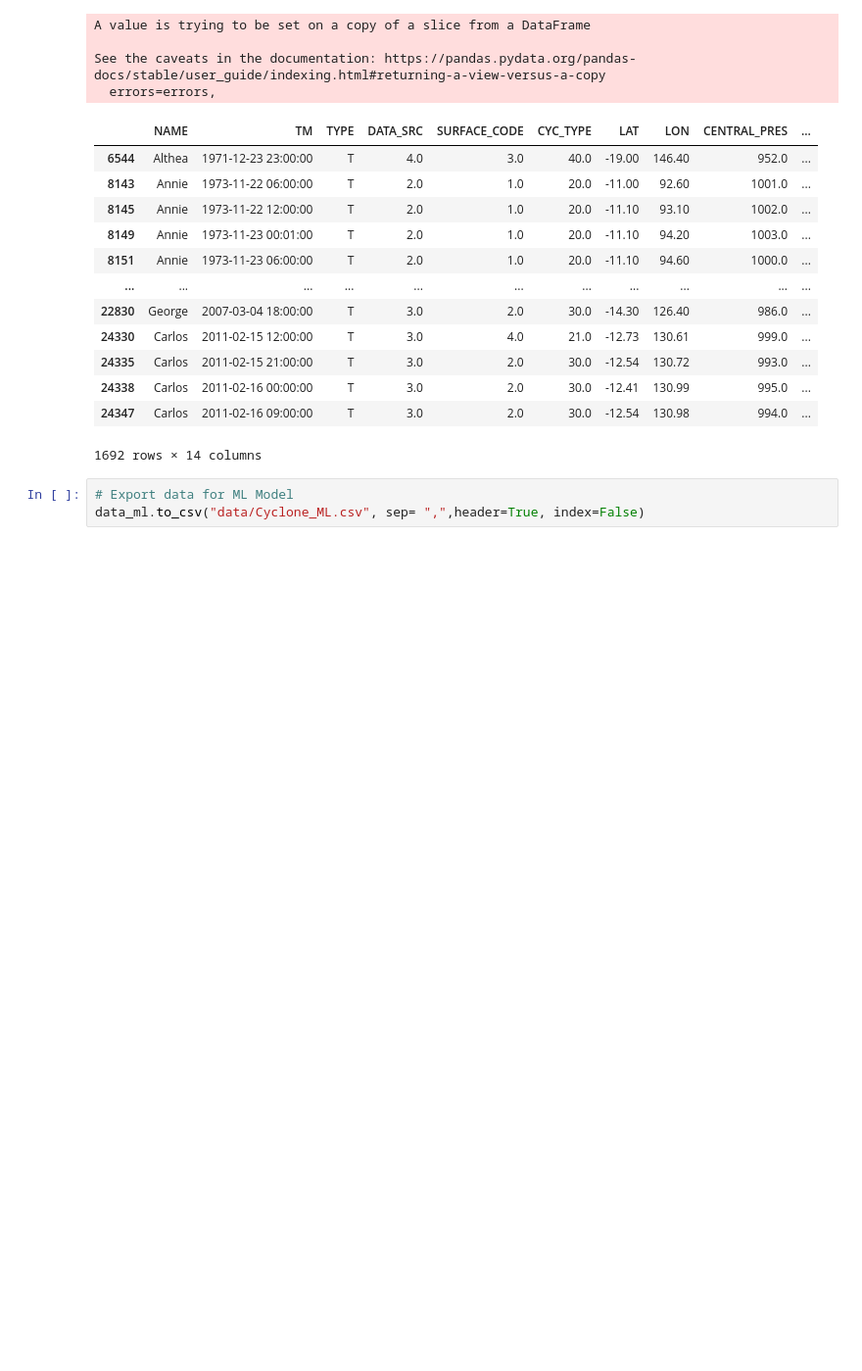
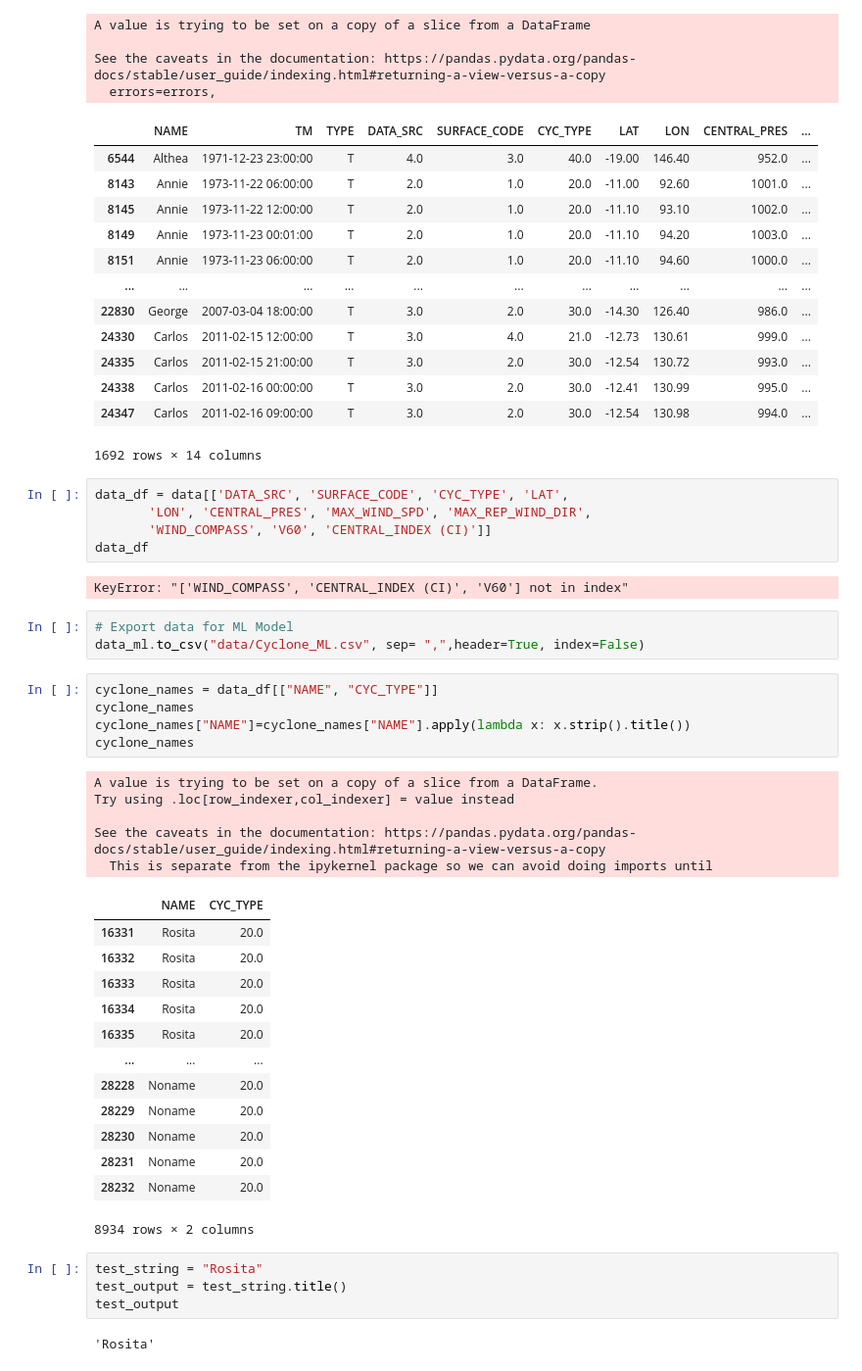
Before and after one commit to LiteshSamji/Cyclone-Australia, a Jupyter notebook: au_cyclone.ipynb, the cells around one changed output. Shown at 98% size. Saved outputs shown, nothing was run; the diff lists cells and outputs as text; blank space fills up the shorter version.

```diff
--- a/au_cyclone.ipynb
+++ b/au_cyclone.ipynb
@@ -234,6 +232,43 @@ See the caveats in the documentation: https://pandas.pydata.org/pandas-docs/stab
 | 24338 | Carlos | 2011-02-16 00:00:00 | T | 3.0 | 2.0 | 30.0 | -12.41 | 130.99 | 995.0 | ... |
 | 24347 | Carlos | 2011-02-16 09:00:00 | T | 3.0 | 2.0 | 30.0 | -12.54 | 130.98 | 994.0 | ... |
 1692 rows × 14 columns
+# %%
+data_df = data[['DATA_SRC', 'SURFACE_CODE', 'CYC_TYPE', 'LAT',
+       'LON', 'CENTRAL_PRES', 'MAX_WIND_SPD', 'MAX_REP_WIND_DIR',
+       'WIND_COMPASS', 'V60', 'CENTRAL_INDEX (CI)']]
+data_df
+# %% [output]
+KeyError: "['WIND_COMPASS', 'CENTRAL_INDEX (CI)', 'V60'] not in index"
 # %%
 # Export data for ML Model
 data_ml.to_csv("data/Cyclone_ML.csv", sep= ",",header=True, index=False)
+# %%
+cyclone_names = data_df[["NAME", "CYC_TYPE"]]
+cyclone_names
+cyclone_names["NAME"]=cyclone_names["NAME"].apply(lambda x: x.strip().title())
+cyclone_names
+# %% [output]
+A value is trying to be set on a copy of a slice from a DataFrame.
+Try using .loc[row_indexer,col_indexer] = value instead
+
+See the caveats in the documentation: https://pandas.pydata.org/pandas-docs/stable/user_guide/indexing.html#returning-a-view-versus-a-copy
+  This is separate from the ipykernel package so we can avoid doing imports until
+|  | NAME | CYC_TYPE |
+| 16331 | Rosita | 20.0 |
+| 16332 | Rosita | 20.0 |
+| 16333 | Rosita | 20.0 |
+| 16334 | Rosita | 20.0 |
+| 16335 | Rosita | 20.0 |
+| ... | ... | ... |
+| 28228 | Noname | 20.0 |
+| 28229 | Noname | 20.0 |
+| 28230 | Noname | 20.0 |
+| 28231 | Noname | 20.0 |
+| 28232 | Noname | 20.0 |
+8934 rows × 2 columns
+# %%
+test_string = "Rosita"
+test_output = test_string.title()
+test_output
+# %% [output]
+'Rosita'
```
Also changed, not shown: parts of 1 cell of this notebook.
